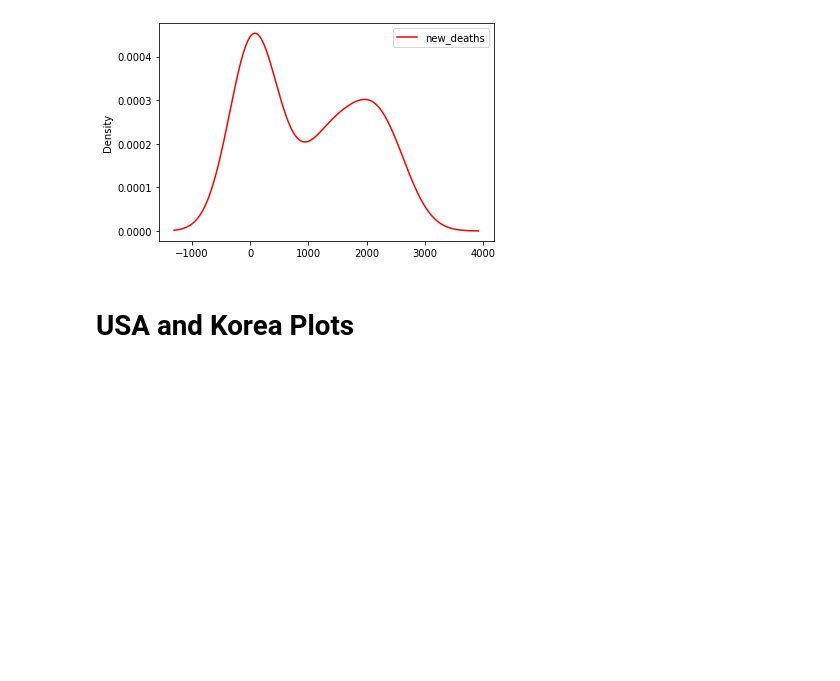
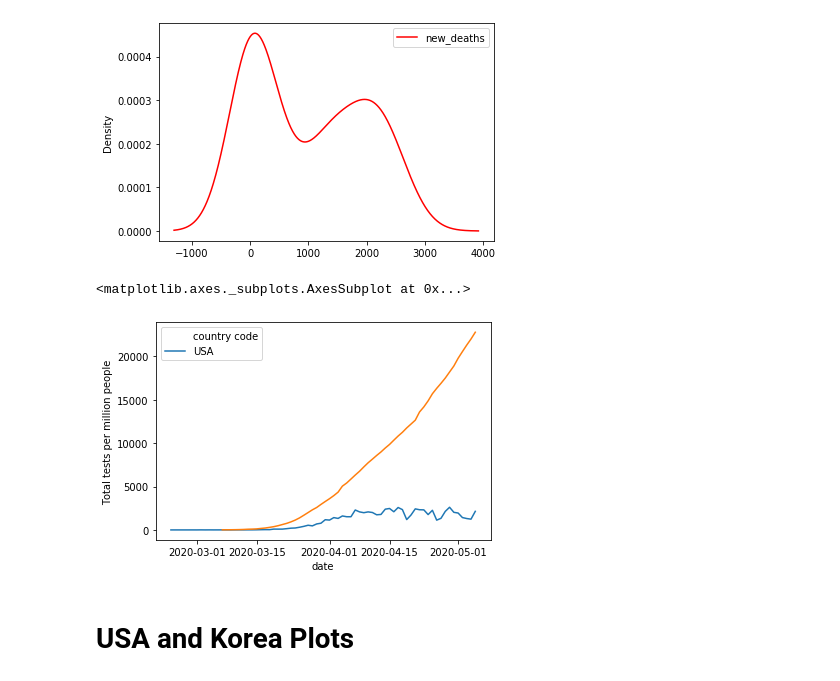
Before and after one commit to kd91/Modeling-of-COVID-19-testing-deaths, a Jupyter notebook: covid_19_01-Priyanka-Visualizations.ipynb, the cells around one changed output. Cells and saved outputs as stored; diff of their text form; code cells hidden in the pictures; blank space fills up the shorter version.

Commit message:
Update covid_19_01-Priyanka-Visualizations.ipynb
Adding plots

```diff
--- a/covid_19_01-Priyanka-Visualizations.ipynb
+++ b/covid_19_01-Priyanka-Visualizations.ipynb
@@ -311,6 +311,14 @@ dfusa.plot(x='date', y='new_deaths', color = 'red',kind= 'kde')
 [figure]
 [figure]
 [figure]
+# %%
+#line plot with both testing per million and new deaths in one - not sure about it
+#(orange = testing)
+sns.lineplot(x='date', y='new_deaths', data = dfusa, hue='country code')
+sns.lineplot(x='date',y='Total tests per million people', data = dfusa)
+# %% [output]
+<matplotlib.axes._subplots.AxesSubplot at 0x...>
+[figure, added]
 # %% [markdown]
 # USA and Korea Plots
 # %%
```
